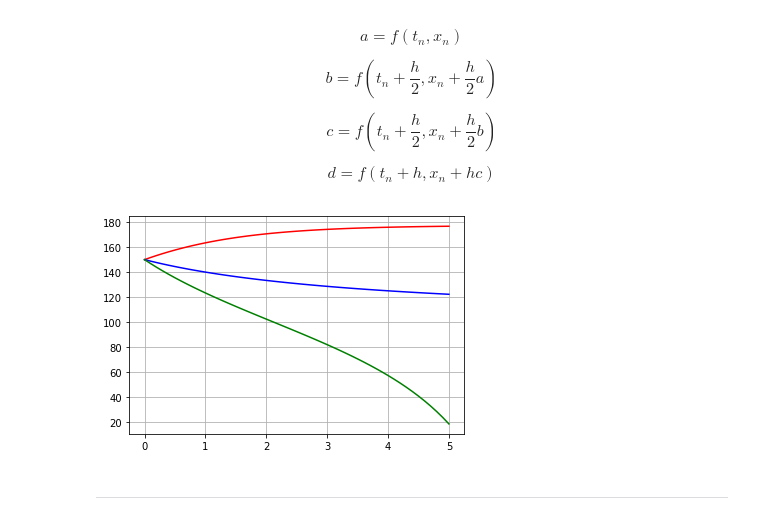
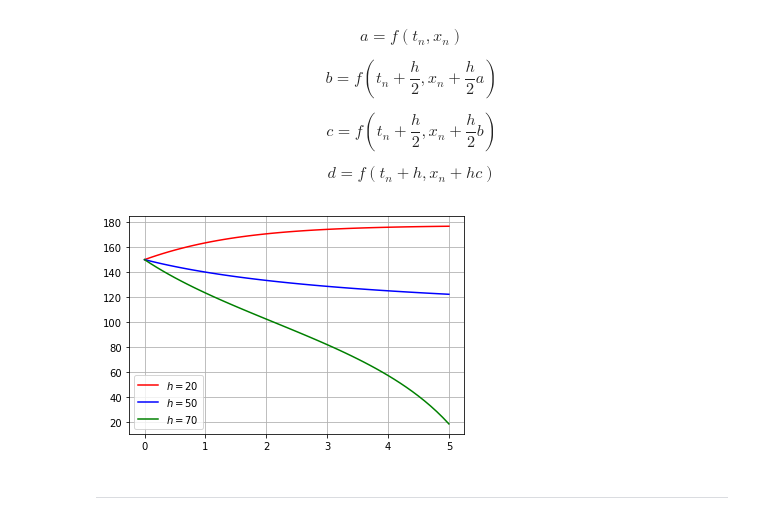
Before and after one commit to klaudynka245/Bifurcations, a Jupyter notebook: Iwanska_Janicka.ipynb, the cells around one changed output. Saved outputs shown, nothing was run; the diff lists cells and outputs as text; code cells hidden in the pictures.

```diff
--- a/Iwanska_Janicka.ipynb
+++ b/Iwanska_Janicka.ipynb
@@ -975,32 +981,33 @@ $$
 # %%
 def func(x):
     f = x - x**2/200
     return f
 
 def rungkutt(p_n,t_n,h,n,bif):
     for i in range(n):
         x_n = p_n[-1]
         tn = t_n[-1]
         a = func(x_n) - bif
         b = func(x_n+h/2*a) - bif
         c = func(x_n+h/2*b) - bif
         d = func(x_n+h*c) - bif
         x_n1 = x_n + h/6*(a+2*b+2*c+d)
         t_n.append(tn+h)
         p_n.append(x_n1)
     return t_n,p_n
 
 rk1 = rungkutt([150],[0],0.1,50,20)
 rk2 = rungkutt([150],[0],0.1,50,50)
 rk3 = rungkutt([150],[0],0.1,50,70)
 
-plt.plot(rk1[0],rk1[1],'r')
-plt.plot(rk2[0],rk2[1],'b')
-plt.plot(rk3[0],rk3[1],'g')
+plt.plot(rk1[0],rk1[1],'r',label='$h=20$')
+plt.plot(rk2[0],rk2[1],'b',label='$h=50$')
+plt.plot(rk3[0],rk3[1],'g',label='$h=70$')
+plt.legend()
 plt.grid()
 plt.show()
 # %% [output]
-[figure, old version]
+[figure, new version]
 # %% [markdown]
 ____
 # %% [markdown]
```
Also changed, not shown: parts of 10 cells of this notebook.
